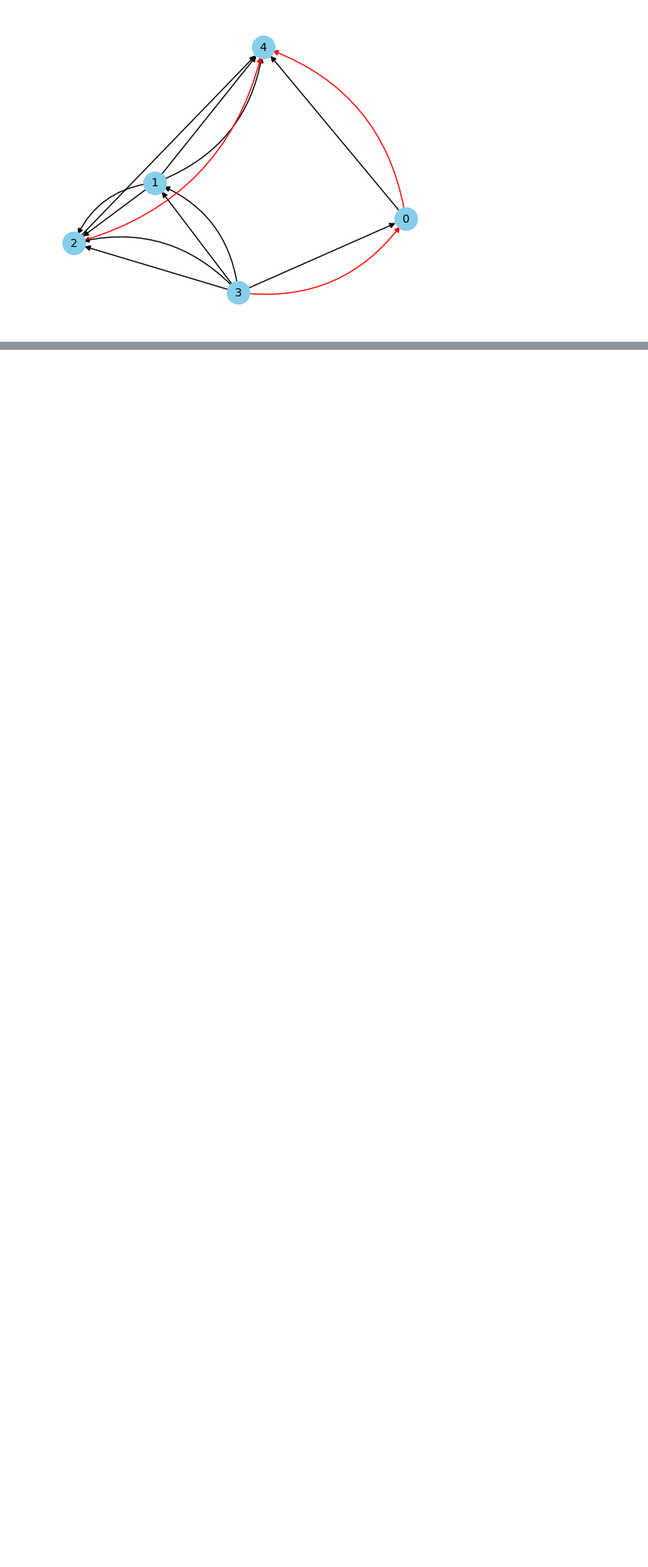
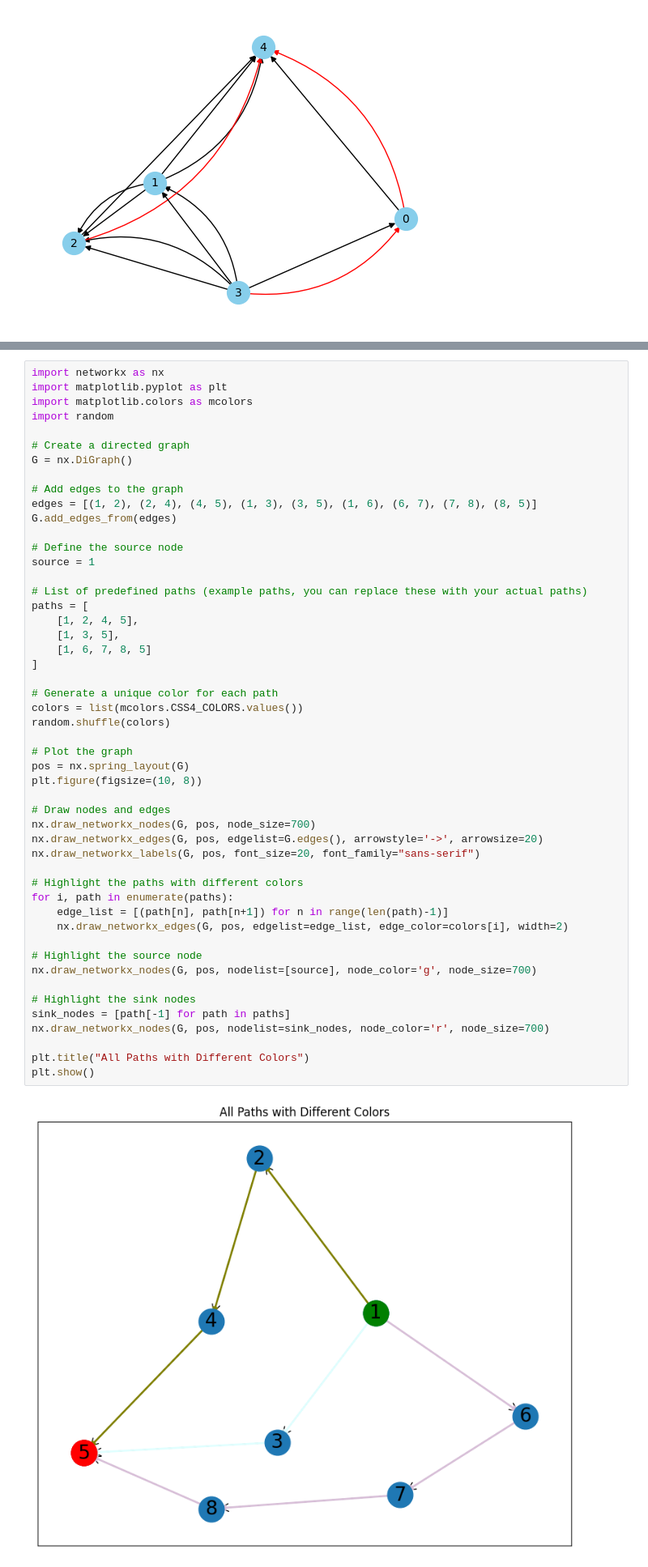
Before and after one commit to fhehli/stochastic-vehicle-routing, a Jupyter notebook: visualization.ipynb, the cells around one changed output, grey strips where cells are left out. Shown at 81% size. Drawn from its saved outputs; the diff is of its cells as text; blank space fills up the shorter version.

```diff
--- a/visualization.ipynb
+++ b/visualization.ipynb
@@ -394,0 +373,52 @@ FileNotFoundError: [Errno 2] No such file or directory: 'data/test.pkl'
+# %%
+import networkx as nx
+import matplotlib.pyplot as plt
+import matplotlib.colors as mcolors
+import random
+
+# Create a directed graph
+G = nx.DiGraph()
+
+# Add edges to the graph
+edges = [(1, 2), (2, 4), (4, 5), (1, 3), (3, 5), (1, 6), (6, 7), (7, 8), (8, 5)]
+G.add_edges_from(edges)
+
+# Define the source node
+source = 1
+
+# List of predefined paths (example paths, you can replace these with your actual paths)
+paths = [
+    [1, 2, 4, 5],
+    [1, 3, 5],
+    [1, 6, 7, 8, 5]
+]
+
+# Generate a unique color for each path
+colors = list(mcolors.CSS4_COLORS.values())
+random.shuffle(colors)
+
+# Plot the graph
+pos = nx.spring_layout(G)
+plt.figure(figsize=(10, 8))
+
+# Draw nodes and edges
+nx.draw_networkx_nodes(G, pos, node_size=700)
+nx.draw_networkx_edges(G, pos, edgelist=G.edges(), arrowstyle='->', arrowsize=20)
+nx.draw_networkx_labels(G, pos, font_size=20, font_family="sans-serif")
+
+# Highlight the paths with different colors
+for i, path in enumerate(paths):
+    edge_list = [(path[n], path[n+1]) for n in range(len(path)-1)]
+    nx.draw_networkx_edges(G, pos, edgelist=edge_list, edge_color=colors[i], width=2)
+
+# Highlight the source node
+nx.draw_networkx_nodes(G, pos, nodelist=[source], node_color='g', node_size=700)
+
+# Highlight the sink nodes
+sink_nodes = [path[-1] for path in paths]
+nx.draw_networkx_nodes(G, pos, nodelist=sink_nodes, node_color='r', node_size=700)
+
+plt.title("All Paths with Different Colors")
+plt.show()
+# %% [output]
+[figure, added]
```
Also changed, not shown: parts of 7 cells of this notebook.
